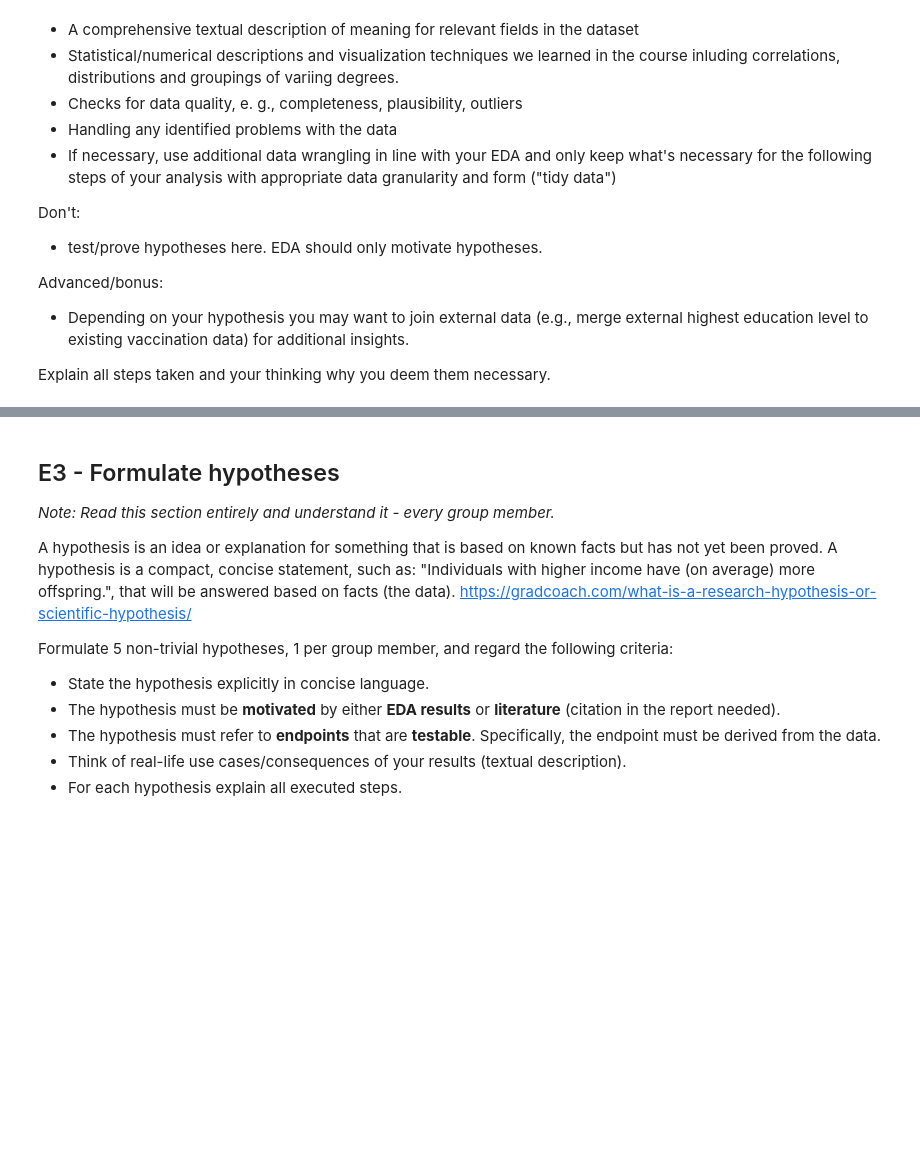
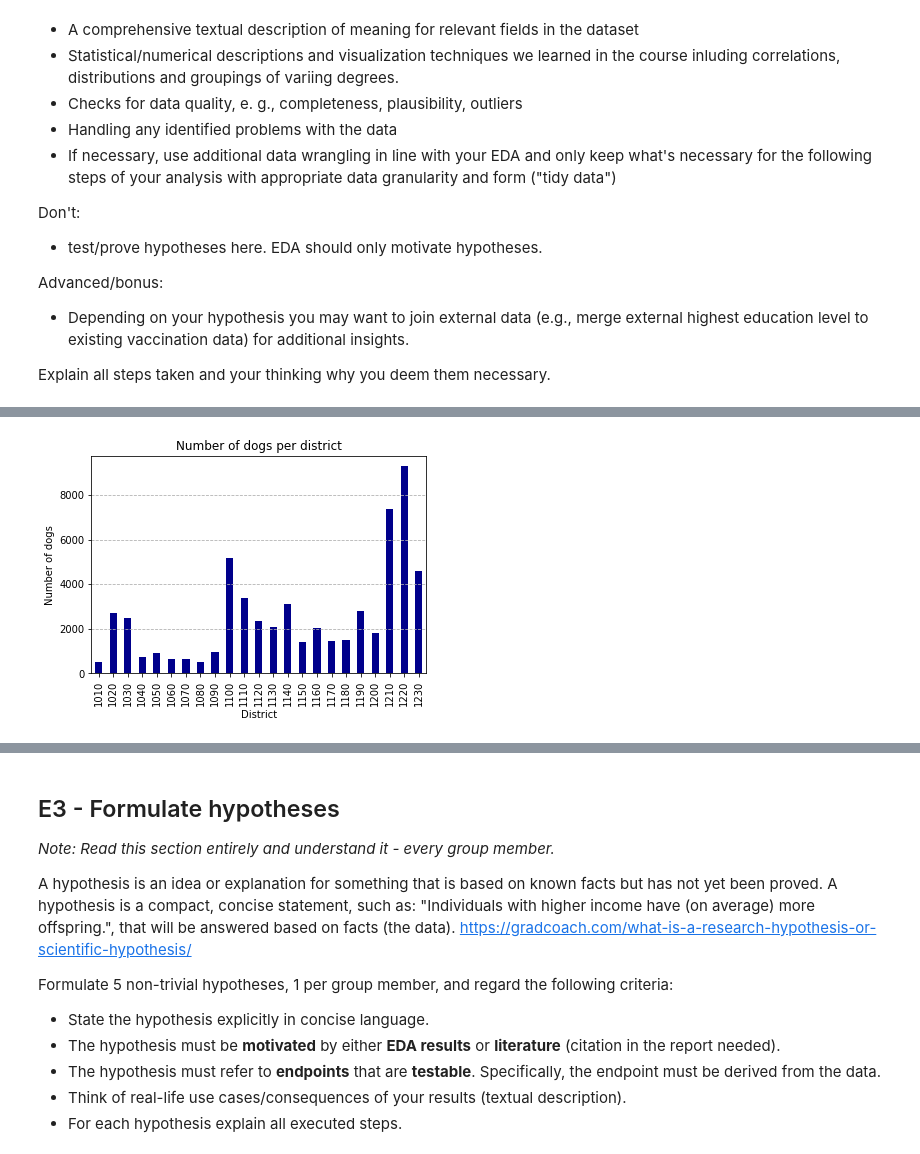
Before and after one commit to Abbastanza/data_engineering_py, a Jupyter notebook: prj01.ipynb, the cells around one changed output, grey strips where cells are left out. Saved outputs shown, nothing was run; the diff lists cells and outputs as text; code cells hidden in the pictures; blank space fills up the shorter version.

Commit message:
updated prj01, add dogs_cleaned

```diff
--- a/prj01.ipynb
+++ b/prj01.ipynb
@@ -168,4 +241,5 @@ Advanced/bonus:
 
 Explain all steps taken and your thinking why you deem them necessary.
 # %%
-# E2:
+df = pd.read_csv("dogs_cleaned.csv")
+df.head()
@@ -171,0 +289,11 @@ Explain all steps taken and your thinking why you deem them necessary.
+# %%
+dogs_per_district = df.groupby('postal_code')['anzahl'].sum()
+
+# Erstelle ein Barplot
+ax = dogs_per_district.plot(kind='bar', color='darkblue')
+plt.title('Number of dogs per district')
+plt.xlabel('District')
+plt.ylabel('Number of dogs')
+ax.yaxis.grid(linestyle='dashed')
+# %% [output]
+[figure, added]
```
Also changed, not shown: parts of 39 cells of this notebook, 1 other file.
